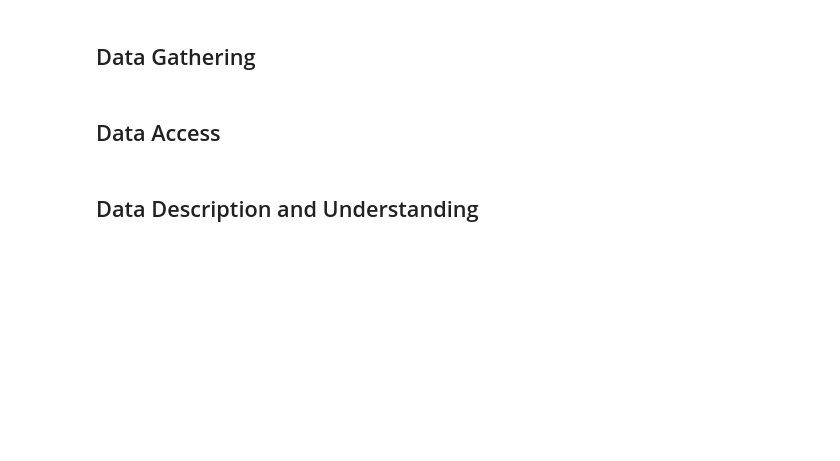
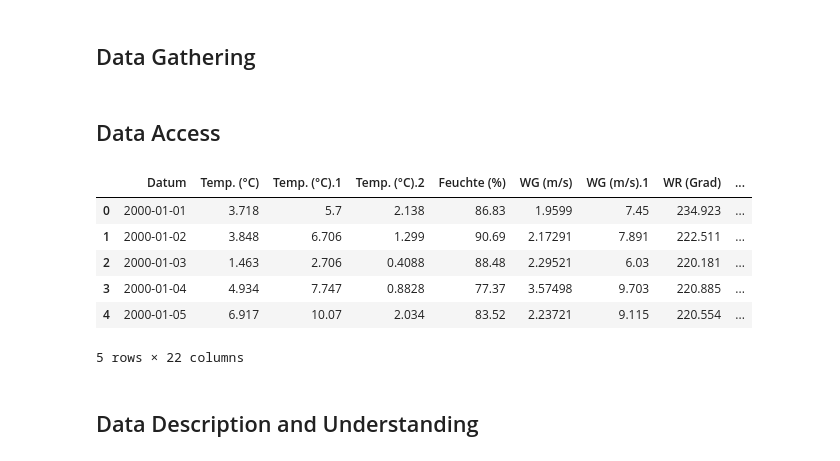
Before and after one commit to SvetiB/AirQualityStuttgart, a Jupyter notebook: AirQualityStuttgart.ipynb, the cells around one changed output. Saved outputs shown, nothing was run; the diff lists cells and outputs as text; code cells hidden in the pictures; blank space fills up the shorter version.

Commit message:
copy access to data in the right notebook

```diff
--- a/AirQualityStuttgart.ipynb
+++ b/AirQualityStuttgart.ipynb
@@ -24,6 +24,41 @@ data must be gathered, accessed, understood and described. Quantitiy and qualiti
 ## Data Gathering
 # %% [markdown]
 ## Data Access
+# %%
+# define funktion to import each ExcelTab in one pandas dataframe
+def excelImport(list_1, path_1, list_2, path_2):
+    for i in list_1:
+        if i == 2000:
+            df = pd.read_excel(path_1, sheet_name=str(i), header=6)
+            df = df.dropna(subset=['Datum'])
+        else:
+            df_temp = pd.read_excel(path_1, sheet_name=str(i), header=6)
+            df_temp = df_temp.dropna(subset=['Datum'])
+            df = df.append(df_temp, sort=False, ignore_index=True)
+        #print(str(i))
+    for j in list_2:
+        df_temp2 = pd.read_excel(path_2, sheet_name=j, header=6)
+        df_temp2 = df_temp2.dropna(subset=['Datum'])
+        df = df.append(df_temp2, sort=False, ignore_index=True)
+        #print(j)
+    return df
+# %%
+list_1 = list(range(2000, 2020, 1))
+list_2 = ["Jan. 2020", "Feb. 2020", "März 2020", "April 2020", "Mai 2020"]
+path_1 = "Data/SZ-Tages-Werte-2000-2019.xlsx"
+path_2 = "Data/S-Mitte-SZ-Tages-Werte-2020.xlsx"
+
+df_ges = excelImport(list_1, path_1, list_2, path_2)
+# %%
+df_ges.head(5)
+# %% [output]
+|  | Datum | Temp. (°C) | Temp. (°C).1 | Temp. (°C).2 | Feuchte (%) | WG (m/s) | WG (m/s).1 | WR (Grad) | ... |
+| 0 | 2000-01-01 | 3.718 | 5.7 | 2.138 | 86.83 | 1.9599 | 7.45 | 234.923 | ... |
+| 1 | 2000-01-02 | 3.848 | 6.706 | 1.299 | 90.69 | 2.17291 | 7.891 | 222.511 | ... |
+| 2 | 2000-01-03 | 1.463 | 2.706 | 0.4088 | 88.48 | 2.29521 | 6.03 | 220.181 | ... |
+| 3 | 2000-01-04 | 4.934 | 7.747 | 0.8828 | 77.37 | 3.57498 | 9.703 | 220.885 | ... |
+| 4 | 2000-01-05 | 6.917 | 10.07 | 2.034 | 83.52 | 2.23721 | 9.115 | 220.554 | ... |
+5 rows × 22 columns
 # %% [markdown]
 ## Data Description and Understanding
 # %% [markdown]
```
Also changed, not shown: 1 other file.
